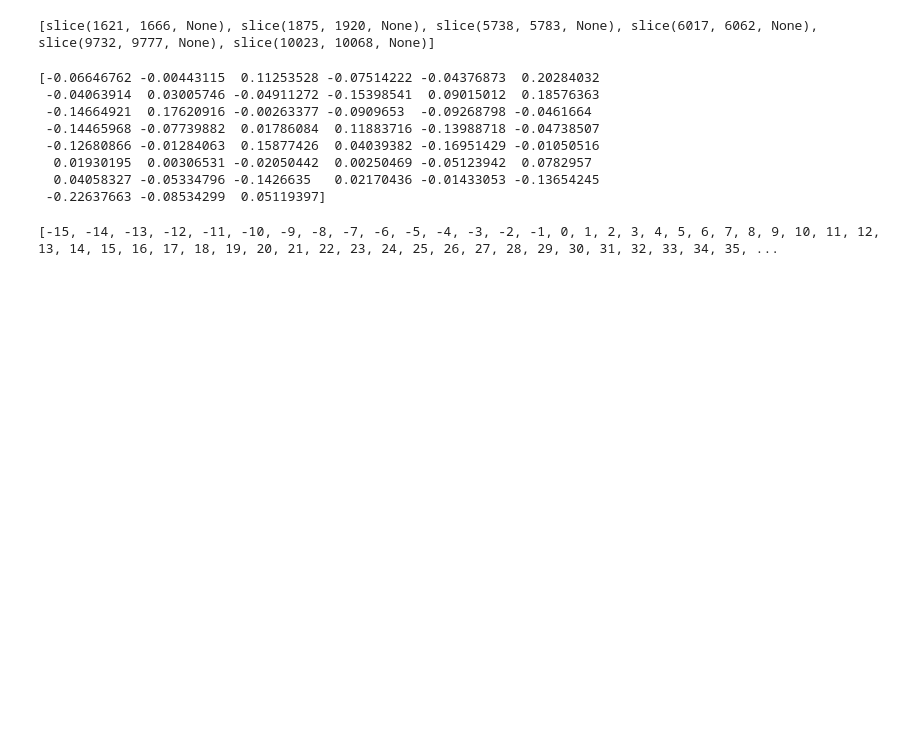
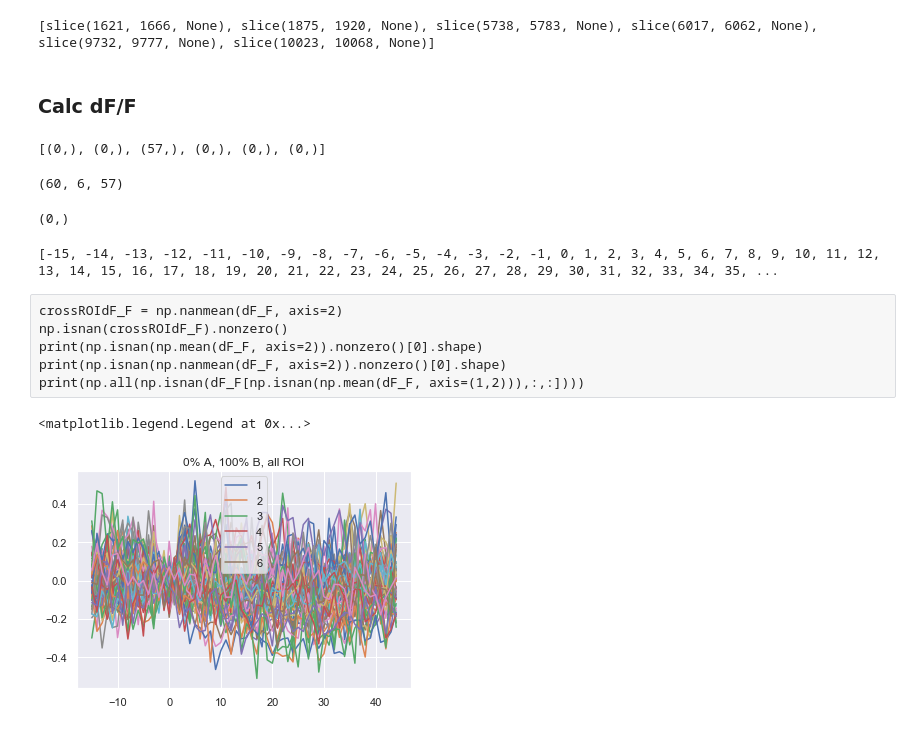
Before and after one commit to JonathanShor/ROI_Functions, a Jupyter notebook: processROI.ipynb, the cells around one changed output. Drawn from its saved outputs; the diff is of its cells as text; code cells hidden in the pictures; blank space fills up the shorter version.

```diff
--- a/processROI.ipynb
+++ b/processROI.ipynb
@@ -179,24 +190,3 @@ postWindows = [slice(lock,post) for lock,post in zip(lockFrames, postFrames)]
 print(postWindows)
 # %% [output]
 [slice(1621, 1666, None), slice(1875, 1920, None), slice(5738, 5783, None), slice(6017, 6062, None), slice(9732, 9777, None), slice(10023, 10068, None)]
-# %%
-postDataRaw = []
-
-# dF_F[trialGroups[key], preWindows]
-for i_slice, slic in enumerate(postWindows):
-    postDataRaw.append(dF_F[slic, trialGroups[key][i_slice] - 1])
-maxPost = max([len(x) for x in postDataRaw])
-postDataAll = np.zeros((len(postWindows), maxPost))
-for i_data, data in enumerate(postDataRaw):
-    postDataAll[i_data, :maxPost + len(preDataRaw[i_data])] = postDataRaw[i_data]
-postData = np.mean(postDataAll, axis=0)
-print(postData)
-# %% [output]
-[-0.06646762 -0.00443115  0.11253528 -0.07514222 -0.04376873  0.20284032
- -0.04063914  0.03005746 -0.04911272 -0.15398541  0.09015012  0.18576363
- -0.14664921  0.17620916 -0.00263377 -0.0909653  -0.09268798 -0.0461664
- -0.14465968 -0.07739882  0.01786084  0.11883716 -0.13988718 -0.04738507
- -0.12680866 -0.01284063  0.15877426  0.04039382 -0.16951429 -0.01050516
-  0.01930195  0.00306531 -0.02050442  0.00250469 -0.05123942  0.0782957
-  0.04058327 -0.05334796 -0.1426635   0.02170436 -0.01433053 -0.13654245
- -0.22637663 -0.08534299  0.05119397]
@@ -203 +199,15 @@ print(postData)
+# %% [markdown]
+### Calc dF/F
+# %%
+[(trialAverageData[:,x,:]==0).nonzero()[0].shape for x in range(6)]
+# %% [output]
+[(0,), (0,), (57,), (0,), (0,), (0,)]
+# %%
+dF_F = trialAverageData / meanFs.reshape(1,6,57) - 1
+dF_F[dF_F == -1] = np.nan
+print(dF_F.shape)
+(np.mean(dF_F,axis=2) == -1).nonzero()[0].shape
+# %% [output]
+(60, 6, 57)
+(0,)
 # %%
@@ -206,2 +216,15 @@ print(list(lockOffset))
 # %% [output]
 [-15, -14, -13, -12, -11, -10, -9, -8, -7, -6, -5, -4, -3, -2, -1, 0, 1, 2, 3, 4, 5, 6, 7, 8, 9, 10, 11, 12, 13, 14, 15, 16, 17, 18, 19, 20, 21, 22, 23, 24, 25, 26, 27, 28, 29, 30, 31, 32, 33, 34, 35, ...
+# %% [raw]
+crossROIdF_F = np.nanmean(dF_F, axis=2)
+np.isnan(crossROIdF_F).nonzero()
+print(np.isnan(np.mean(dF_F, axis=2)).nonzero()[0].shape)
+print(np.isnan(np.nanmean(dF_F, axis=2)).nonzero()[0].shape)
+print(np.all(np.isnan(dF_F[np.isnan(np.mean(dF_F, axis=(1,2))),:,:])))
+# %%
+plt.plot(lockOffset, np.nanmean(dF_F, axis=1))
+plt.title(key + ", all ROI")
+plt.legend(list(range(1, dF_F.shape[1]+1)))
+# %% [output]
+<matplotlib.legend.Legend at 0x...>
+[figure, added]
```
Also changed, not shown: parts of 24 cells of this notebook.
